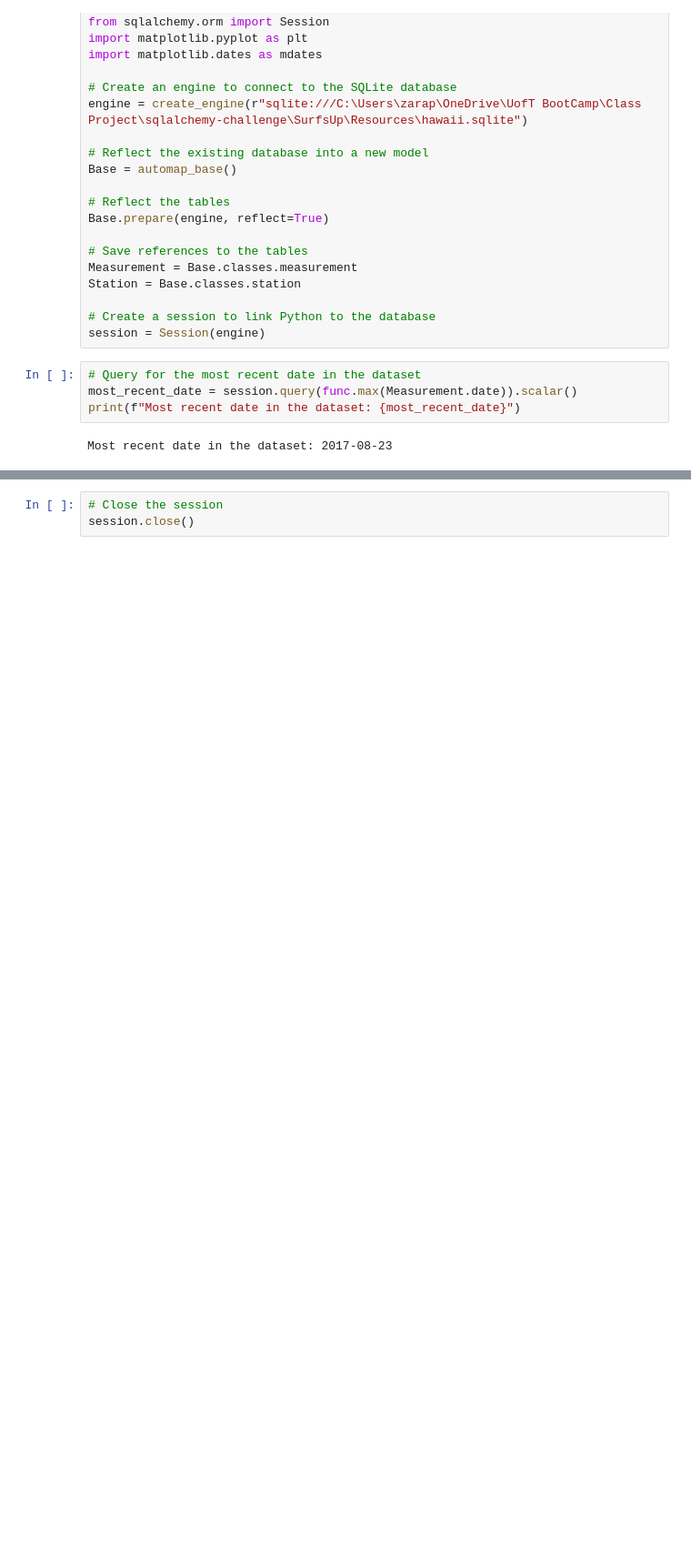
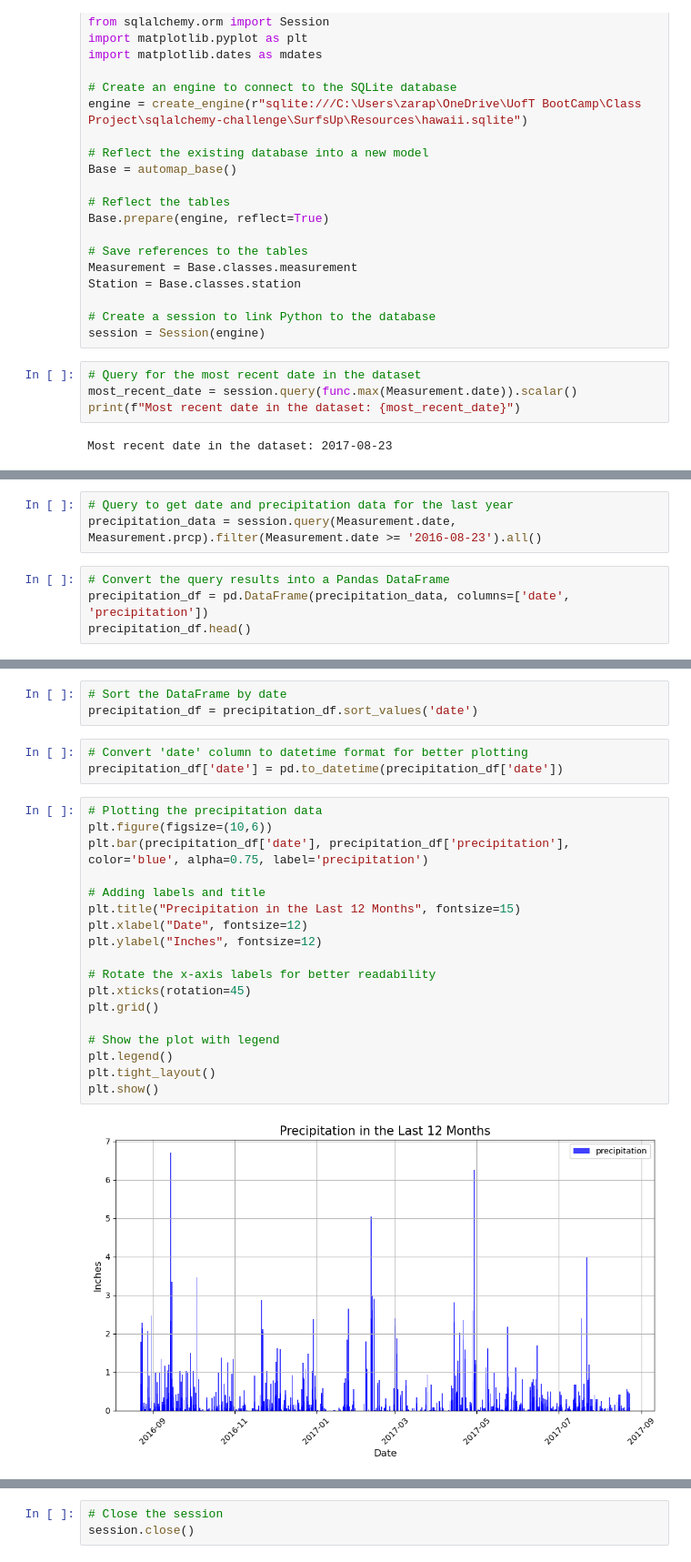
Before and after one commit to zara5961/sqlalchemy-challenge, a Jupyter notebook: SurfsUp/climate_starter.ipynb, the cells around one changed output, grey strips where cells are left out. Shown at 91% size. Saved outputs shown, nothing was run; the diff lists cells and outputs as text; blank space fills up the shorter version.

Commit message:
Last Modified Version

```diff
--- a/SurfsUp/climate_starter.ipynb
+++ b/SurfsUp/climate_starter.ipynb
@@ -55,0 +32,7 @@ plt.show()
+# %%
+# Query to get date and precipitation data for the last year
+precipitation_data = session.query(Measurement.date, Measurement.prcp).filter(Measurement.date >= '2016-08-23').all()
+# %%
+# Convert the query results into a Pandas DataFrame
+precipitation_df = pd.DataFrame(precipitation_data, columns=['date', 'precipitation'])
+precipitation_df.head()
@@ -56 +46,27 @@ plt.show()
+# %%
+# Sort the DataFrame by date
+precipitation_df = precipitation_df.sort_values('date')
+# %%
+# Convert 'date' column to datetime format for better plotting
+precipitation_df['date'] = pd.to_datetime(precipitation_df['date'])
+# %%
+# Plotting the precipitation data
+plt.figure(figsize=(10,6))
+plt.bar(precipitation_df['date'], precipitation_df['precipitation'], color='blue', alpha=0.75, label='precipitation')
+
+# Adding labels and title
+plt.title("Precipitation in the Last 12 Months", fontsize=15)
+plt.xlabel("Date", fontsize=12)
+plt.ylabel("Inches", fontsize=12)
+
+# Rotate the x-axis labels for better readability
+plt.xticks(rotation=45)
+plt.grid()
+
+# Show the plot with legend
+plt.legend()
+plt.tight_layout()
+plt.show()
+# %% [output]
+[figure, added]
 # %%
```
Also changed, not shown: parts of 10 cells of this notebook, 1 other file.
